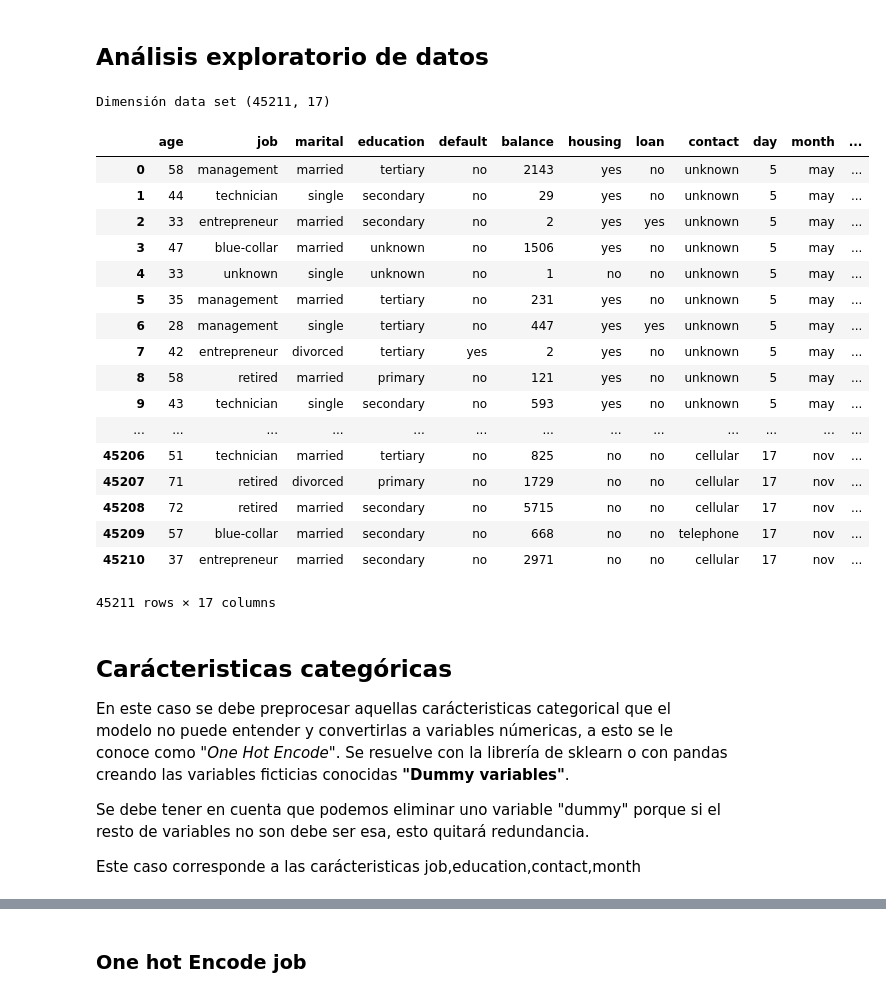
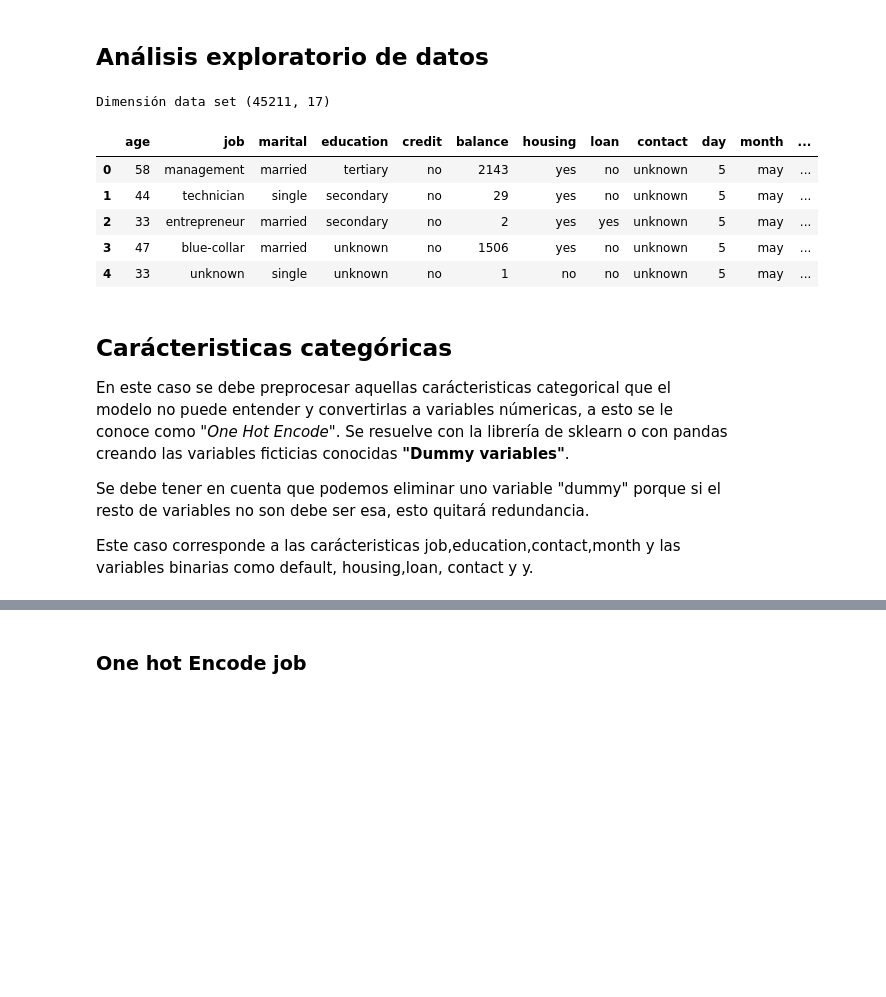
Before and after one commit to jaiderog/ML_IntroductoryCourse, a Jupyter notebook: Proyecto/notebook.ipynb, the cells around one changed output, grey strips where cells are left out. Saved outputs shown, nothing was run; the diff lists cells and outputs as text; code cells hidden in the pictures; blank space fills up the shorter version.

```diff
--- a/Proyecto/notebook.ipynb
+++ b/Proyecto/notebook.ipynb
@@ -10,29 +10,20 @@ from sklearn.preprocessing import Imputer
 # %% [markdown]
 ## Análisis exploratorio de datos
 # %%
-df_bank = pd.read_csv('bank-full.csv', delimiter=';')
+head_names = ['age', 'job', 'marital', 'education', 'credit', 'balance', 'housing',
+       'loan', 'contact', 'day', 'month', 'duration', 'campaign', 'pdays',
+       'previous', 'poutcome', 'y']
+df_bank = pd.read_csv('bank-full.csv', delimiter=';', header=None,names=head_names,skiprows=1)
 print("Dimensión data set",df_bank.shape)
-df_bank
+df_bank.head()
 # %% [output]
 Dimensión data set (45211, 17)
-|  | age | job | marital | education | default | balance | housing | loan | contact | day | month | ... |
+|  | age | job | marital | education | credit | balance | housing | loan | contact | day | month | ... |
 | 0 | 58 | management | married | tertiary | no | 2143 | yes | no | unknown | 5 | may | ... |
 | 1 | 44 | technician | single | secondary | no | 29 | yes | no | unknown | 5 | may | ... |
 | 2 | 33 | entrepreneur | married | secondary | no | 2 | yes | yes | unknown | 5 | may | ... |
 | 3 | 47 | blue-collar | married | unknown | no | 1506 | yes | no | unknown | 5 | may | ... |
 | 4 | 33 | unknown | single | unknown | no | 1 | no | no | unknown | 5 | may | ... |
-| 5 | 35 | management | married | tertiary | no | 231 | yes | no | unknown | 5 | may | ... |
-| 6 | 28 | management | single | tertiary | no | 447 | yes | yes | unknown | 5 | may | ... |
-| 7 | 42 | entrepreneur | divorced | tertiary | yes | 2 | yes | no | unknown | 5 | may | ... |
-| 8 | 58 | retired | married | primary | no | 121 | yes | no | unknown | 5 | may | ... |
-| 9 | 43 | technician | single | secondary | no | 593 | yes | no | unknown | 5 | may | ... |
-| ... | ... | ... | ... | ... | ... | ... | ... | ... | ... | ... | ... | ... |
-| 45206 | 51 | technician | married | tertiary | no | 825 | no | no | cellular | 17 | nov | ... |
-| 45207 | 71 | retired | divorced | primary | no | 1729 | no | no | cellular | 17 | nov | ... |
-| 45208 | 72 | retired | married | secondary | no | 5715 | no | no | cellular | 17 | nov | ... |
-| 45209 | 57 | blue-collar | married | secondary | no | 668 | no | no | telephone | 17 | nov | ... |
-| 45210 | 37 | entrepreneur | married | secondary | no | 2971 | no | no | cellular | 17 | nov | ... |
-45211 rows × 17 columns
 # %%
 y = df_bank["y"]
 y = y.replace("no", 0)
@@ -45,4 +36,4 @@ En este caso se debe preprocesar aquellas carácteristicas categorical que el mo
 
 Se debe tener en cuenta que podemos eliminar uno variable "dummy" porque si el resto de variables no son debe ser esa, esto quitará redundancia.
 
-Este caso corresponde a las carácteristicas job,education,contact,month
+Este caso corresponde a las carácteristicas job,education,contact,month y las variables binarias como default, housing,loan, contact y  y.
```
Also changed, not shown: parts of 16 cells of this notebook, 1 other file.
